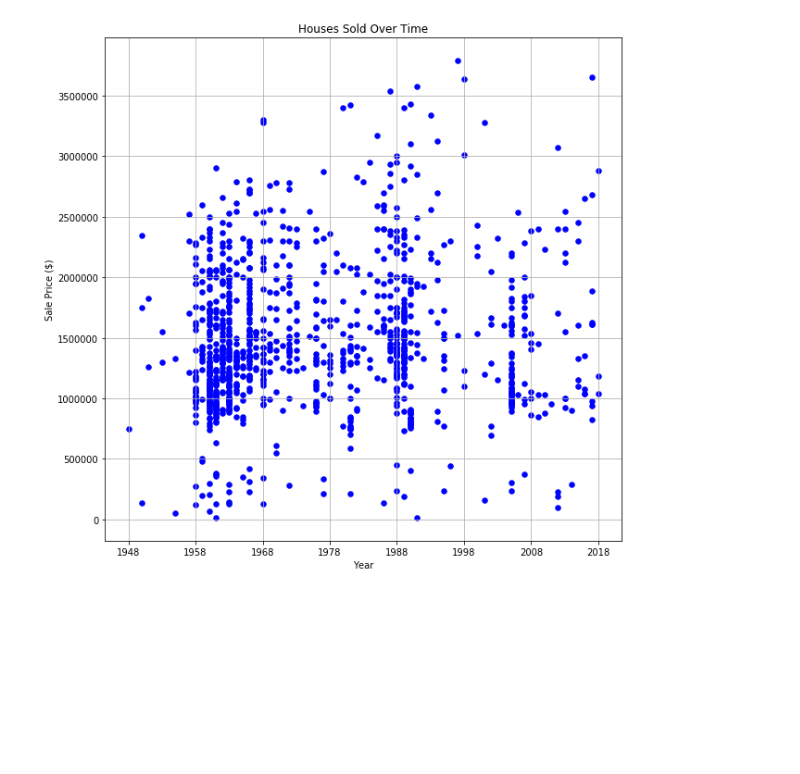
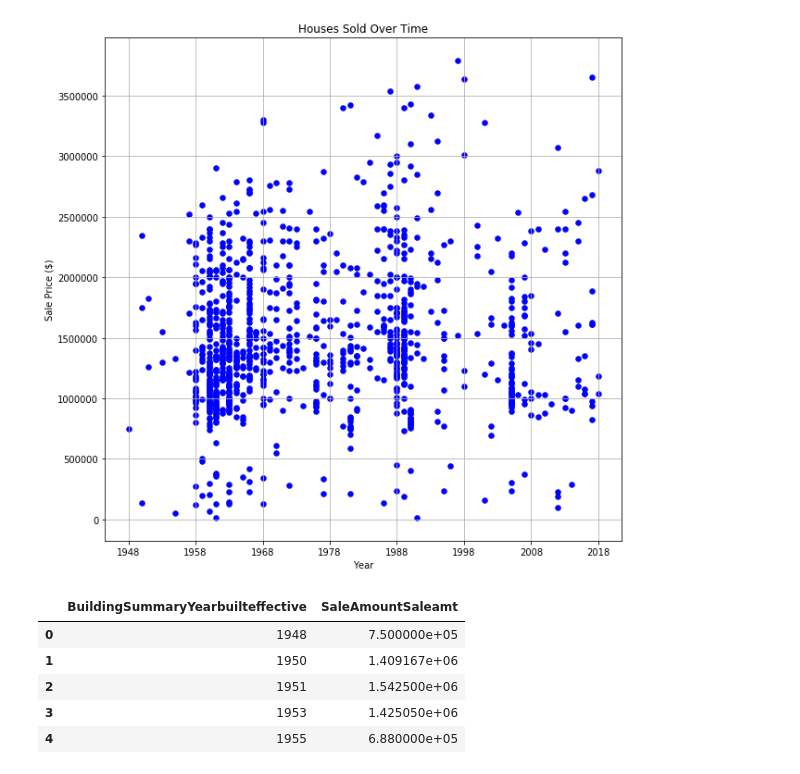
Before and after one commit to MelissaDjohan/Real-Estate-Data-Analysis, a Jupyter notebook: pyconstruction.ipynb, the cells around one changed output. Cells and saved outputs as stored; diff of their text form; code cells hidden in the pictures; blank space fills up the shorter version.

```diff
--- a/pyconstruction.ipynb
+++ b/pyconstruction.ipynb
@@ -163,3 +170,20 @@ plt.grid()
 plt.show()
 # %% [output]
 [figure]
+# %%
+# get the mean value and plot the scatter by year
+
+mean_cupertino_data = cupertino_data_drop_outliers_df.groupby(["BuildingSummaryYearbuilteffective"]).mean()
+
+# Convert to DataFrame
+mean_cupertino_df = mean_cupertino_data.reset_index()
+
+# Preview DataFrame
+mean_cupertino_df.head()
+# %% [output]
+|  | BuildingSummaryYearbuilteffective | SaleAmountSaleamt |
+| 0 | 1948 | 7.500000e+05 |
+| 1 | 1950 | 1.409167e+06 |
+| 2 | 1951 | 1.542500e+06 |
+| 3 | 1953 | 1.425050e+06 |
+| 4 | 1955 | 6.880000e+05 |
```
Also changed, not shown: parts of 5 cells of this notebook.
